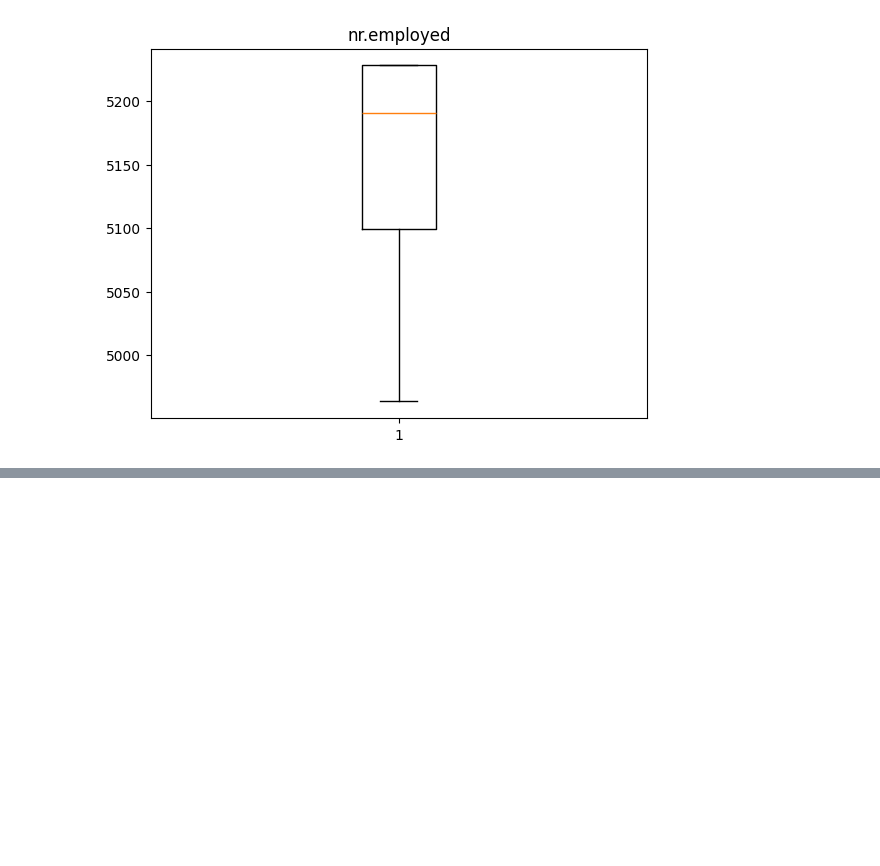
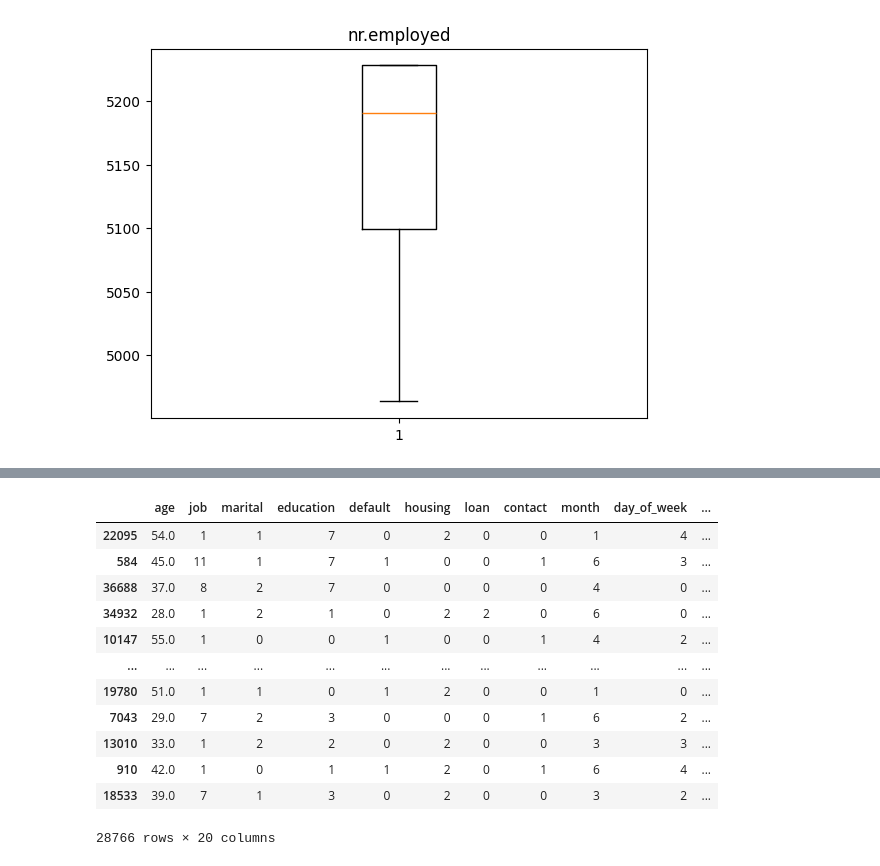
Before and after one commit to Ramya-sri123/Machine-Learning, a Jupyter notebook: Logistic_Regression_Handson.ipynb, the cells around one changed output, grey strips where cells are left out. Drawn from its saved outputs; the diff is of its cells as text; code cells hidden in the pictures; blank space fills up the shorter version.

```diff
--- a/Logistic_Regression_Handson.ipynb
+++ b/Logistic_Regression_Handson.ipynb
@@ -177,0 +270,19 @@ for i in df.columns:
+# %%
+from sklearn.model_selection import train_test_split
+x_train,x_test,y_train,y_test=train_test_split(x,y,train_size=0.8,random_state=42)
+# %%
+x_train
+# %% [output]
+|  | age | job | marital | education | default | housing | loan | contact | month | day_of_week | ... |
+| 22095 | 54.0 | 1 | 1 | 7 | 0 | 2 | 0 | 0 | 1 | 4 | ... |
+| 584 | 45.0 | 11 | 1 | 7 | 1 | 0 | 0 | 1 | 6 | 3 | ... |
+| 36688 | 37.0 | 8 | 2 | 7 | 0 | 0 | 0 | 0 | 4 | 0 | ... |
+| 34932 | 28.0 | 1 | 2 | 1 | 0 | 2 | 2 | 0 | 6 | 0 | ... |
+| 10147 | 55.0 | 1 | 0 | 0 | 1 | 0 | 0 | 1 | 4 | 2 | ... |
+| ... | ... | ... | ... | ... | ... | ... | ... | ... | ... | ... | ... |
+| 19780 | 51.0 | 1 | 1 | 0 | 1 | 2 | 0 | 0 | 1 | 0 | ... |
+| 7043 | 29.0 | 7 | 2 | 3 | 0 | 0 | 0 | 1 | 6 | 2 | ... |
+| 13010 | 33.0 | 1 | 2 | 2 | 0 | 2 | 0 | 0 | 3 | 3 | ... |
+| 910 | 42.0 | 1 | 0 | 1 | 1 | 2 | 0 | 1 | 6 | 4 | ... |
+| 18533 | 39.0 | 7 | 1 | 3 | 0 | 2 | 0 | 0 | 3 | 2 | ... |
+28766 rows × 20 columns
```
Also changed, not shown: parts of 18 cells of this notebook.
